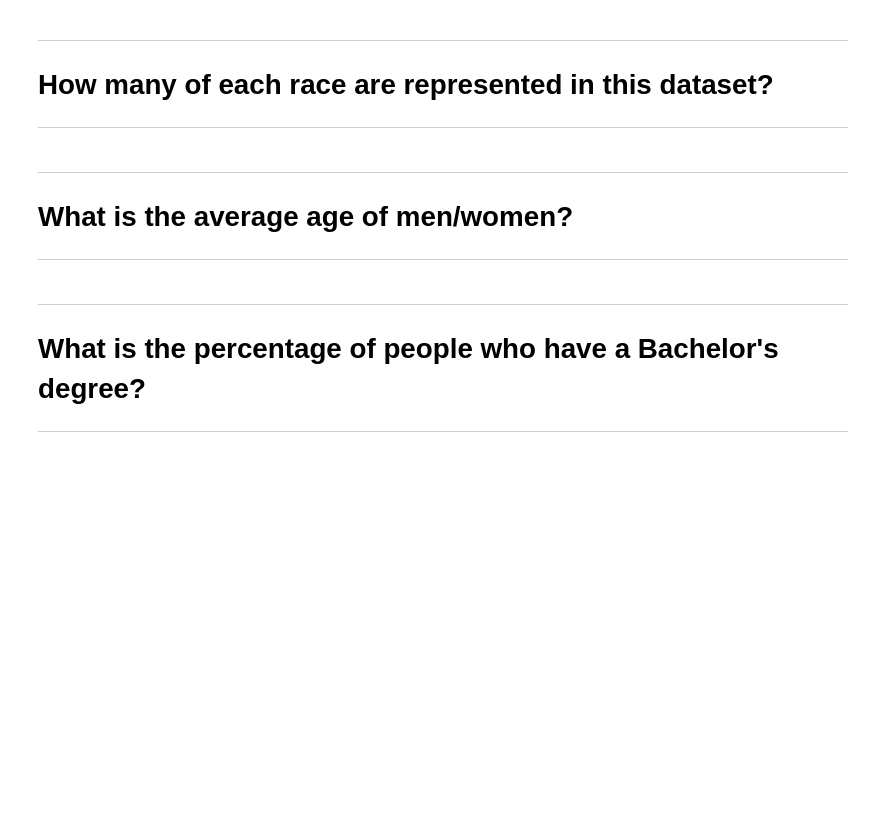
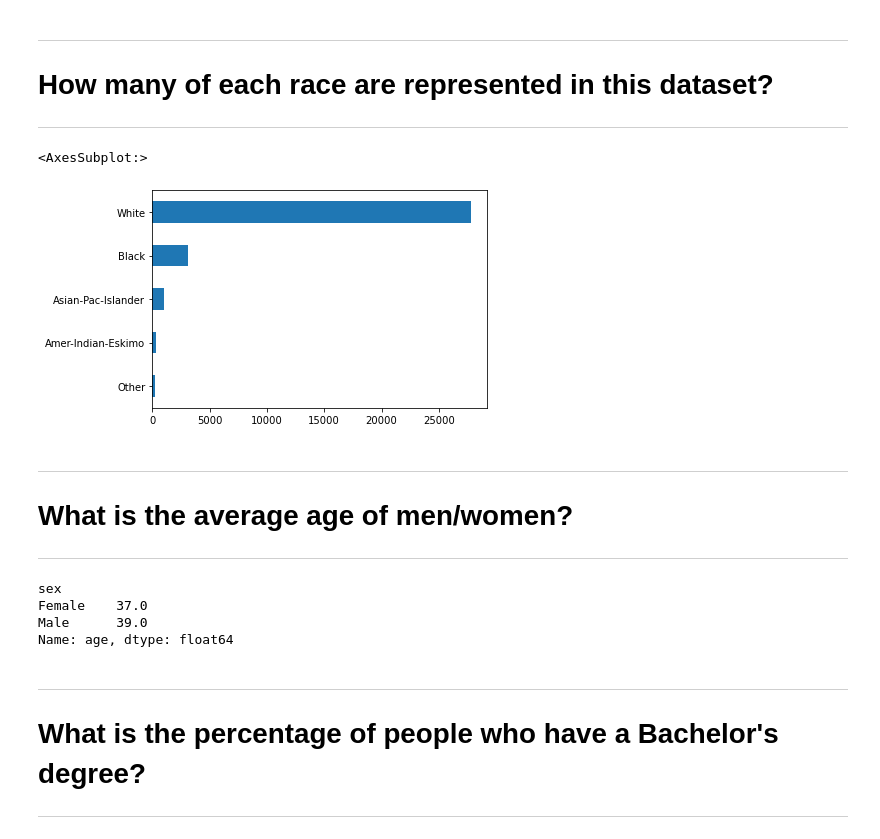
Before and after one commit to OsmanAliDurna/ExercisesFromInternet, a Jupyter notebook: fromJupiter/lab/analyze_student.ipynb, the cells around one changed output. Cells and saved outputs as stored; diff of their text form; code cells hidden in the pictures; blank space fills up the shorter version.

```diff
--- a/fromJupiter/lab/analyze_student.ipynb
+++ b/fromJupiter/lab/analyze_student.ipynb
@@ -4,6 +4,8 @@ import numpy as np
 import matplotlib.pyplot as plt
 # %% [markdown]
 # Read data from file
+# %%
+df = pd.read_csv('adult.data.csv')
 # %% [markdown]
 ---
 # Try to undersstand what the data looks like? What are types of the features? Are there any missing values? Do I need to eliminate some features?
@@ -27,10 +59,22 @@ import matplotlib.pyplot as plt
 ---
 # How many of each race are represented in this dataset?
 ---
+# %%
+df.race.value_counts().sort_values().plot.barh()
+# %% [output]
+<AxesSubplot:>
+[figure, added]
 # %% [markdown]
 ---
 # What is the average age of men/women?
 ---
+# %%
+round(df.groupby("sex")["age"].mean(),0)
+# %% [output]
+sex
+Female    37.0
+Male      39.0
+Name: age, dtype: float64
 # %% [markdown]
 ---
 # What is the percentage of people who have a Bachelor's degree?
```
Also changed, not shown: parts of 26 cells of this notebook.
